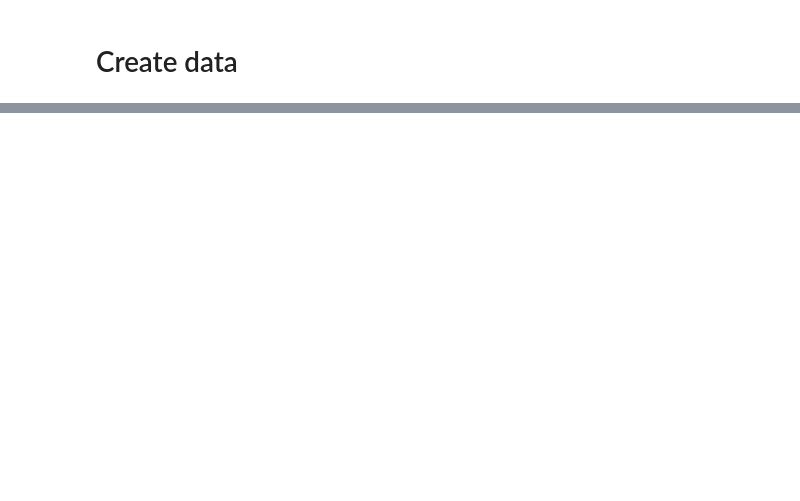
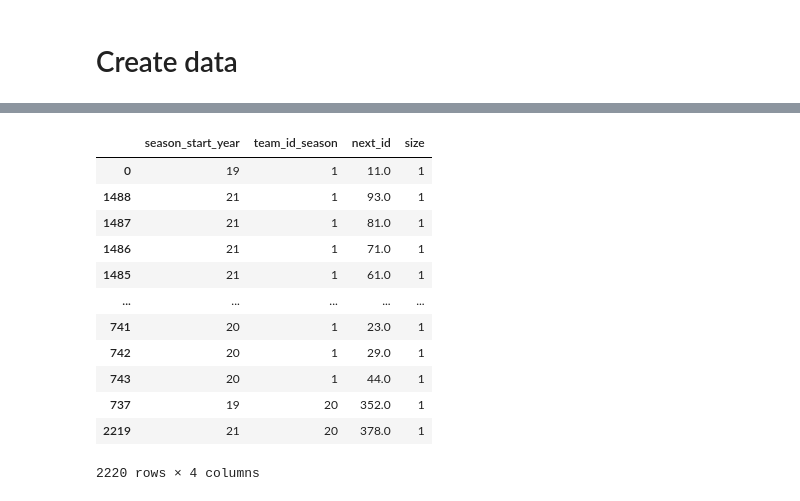
Before and after one commit to marcberg/FPL_predictions, a Jupyter notebook: test_player_features.ipynb, the cells around one changed output, grey strips where cells are left out. Drawn from its saved outputs; the diff is of its cells as text; code cells hidden in the pictures; blank space fills up the shorter version.

```diff
--- a/test_player_features.ipynb
+++ b/test_player_features.ipynb
@@ -136,0 +195,16 @@ KeyError: 'goals_per_hour'
+# %%
+team_player_stats.groupby(["season_start_year", "team_id_season", "next_id"], dropna=False, as_index=False).size().sort_values("size")
+# %% [output]
+|  | season_start_year | team_id_season | next_id | size |
+| 0 | 19 | 1 | 11.0 | 1 |
+| 1488 | 21 | 1 | 93.0 | 1 |
+| 1487 | 21 | 1 | 81.0 | 1 |
+| 1486 | 21 | 1 | 71.0 | 1 |
+| 1485 | 21 | 1 | 61.0 | 1 |
+| ... | ... | ... | ... | ... |
+| 741 | 20 | 1 | 23.0 | 1 |
+| 742 | 20 | 1 | 29.0 | 1 |
+| 743 | 20 | 1 | 44.0 | 1 |
+| 737 | 19 | 20 | 352.0 | 1 |
+| 2219 | 21 | 20 | 378.0 | 1 |
+2220 rows × 4 columns
```
Also changed, not shown: parts of 21 cells of this notebook, 3 other files.
